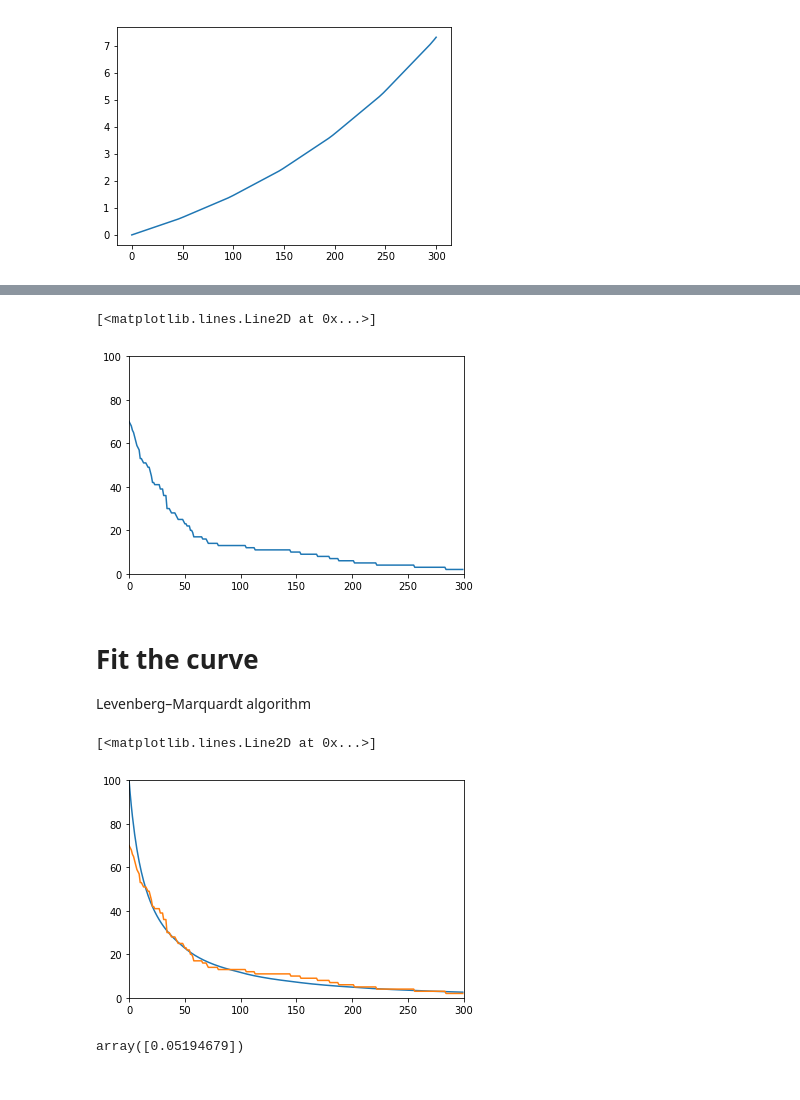
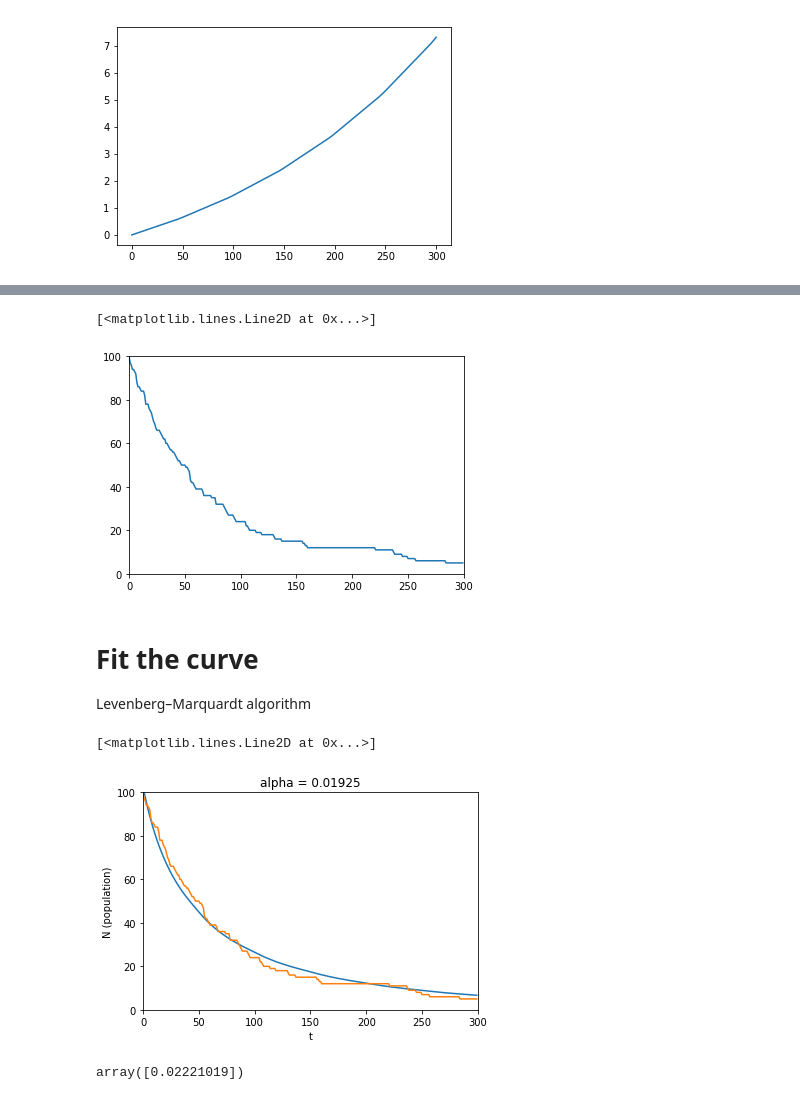
Before and after one commit to barnrang/Tokyo-tech-Exp, a Jupyter notebook: PUBG/Population Sim.ipynb, the cells around one changed output, grey strips where cells are left out. Drawn from its saved outputs; the diff is of its cells as text; code cells hidden in the pictures.

```diff
--- a/PUBG/Population Sim.ipynb
+++ b/PUBG/Population Sim.ipynb
@@ -69,11 +71,12 @@ def Area(t):
 
     return current_area
 # %%
+from scipy.integrate import trapz
 def phi(t):
     if type(t) is np.ndarray:
         out = []
         for i in t:
-            out.append(np.sum(1/areas[:int(i)]))
+            out.append(trapz(1/areas[:int(i)],dx=1))
         return np.array(out)
 
     return np.sum(1/areas[:int(t)])
@@ -84,10 +87,13 @@ plt.plot(phiss)
 [<matplotlib.lines.Line2D at 0x...>]
 [figure]
 # %%
-alpha = 0.08
+alpha = 0.1
 def N(t):
     return 1 / (alpha * phi(t) + 1 / 100)
 
+plt.xlabel('t')
+plt.ylabel('N')
+plt.title('alpha {}'.format(alpha))
 plt.plot([N(t) for t in range(301)])
 # %% [output]
 [<matplotlib.lines.Line2D at 0x...>]
@@ -95,11 +101,11 @@ plt.plot([N(t) for t in range(301)])
 # %%
 ACTOR_NUM = 100
-ADVANTAGE_NUM = 40
+ADVANTAGE_NUM = 100
 
 SQ_FIELD_WIDTH = 10
 R_RESTRICT = 5
 
-KILLING_DISTANCE = 0.5
+KILLING_DISTANCE = 0.2
 
 actor_list = [PlayerActor(SQ_FIELD_WIDTH, ADVANTAGE_NUM, i) for i in range(ACTOR_NUM)]
 advantage_points = np.random.uniform(-SQ_FIELD_WIDTH/2, SQ_FIELD_WIDTH/2, size=(ADVANTAGE_NUM, 2))
@@ -140,8 +146,17 @@ def render():
     for i in np.random.permutation(len(actor_list)):
         actor_list[i].move(R_RESTRICT, advantage_points)
         actor_list[i].check_advantage_point(advantage_points, advantage_points_met)
+
+
+    if counter != 0:
+        massecre()
     counter += 1
 
-    massecre()
+    return len(actor_list)
 
-    return len(actor_list)
+counter = 0
+no_people = []
+for i in range(300):
+    no_people.append(render())
+
+no_people = np.array(no_people)
@@ -158,7 +166,7 @@ plt.ylim(0,100)
 plt.plot(no_people)
 # %% [output]
 [<matplotlib.lines.Line2D at 0x...>]
-[figure, old version]
+[figure, new version]
 # %% [markdown]
 # Fit the curve
 Levenberg–Marquardt algorithm
@@ -171,13 +179,16 @@ opt, _ = curve_fit(N_fit, np.arange(300), no_people, p0=(0.05))
 # %%
 plt.xlim(0,300)
 plt.ylim(0,100)
+plt.xlabel('t')
+plt.ylabel('N (population)')
+plt.title('alpha = {0:.5f}'.format(opt[0]))
 plt.plot(N_fit(np.arange(300), *opt))
 # plt.scatter(np.arange(1,301)[sampling_point], no_people[sampling_point + 1])
 plt.plot(no_people)
 # %% [output]
 [<matplotlib.lines.Line2D at 0x...>]
-[figure, old version]
+[figure, new version]
 # %%
 opt
 # %% [output]
-array([0.05194679])
+array([0.02221019])
```
Also changed, not shown: parts of 6 cells of this notebook, 3 other files.
